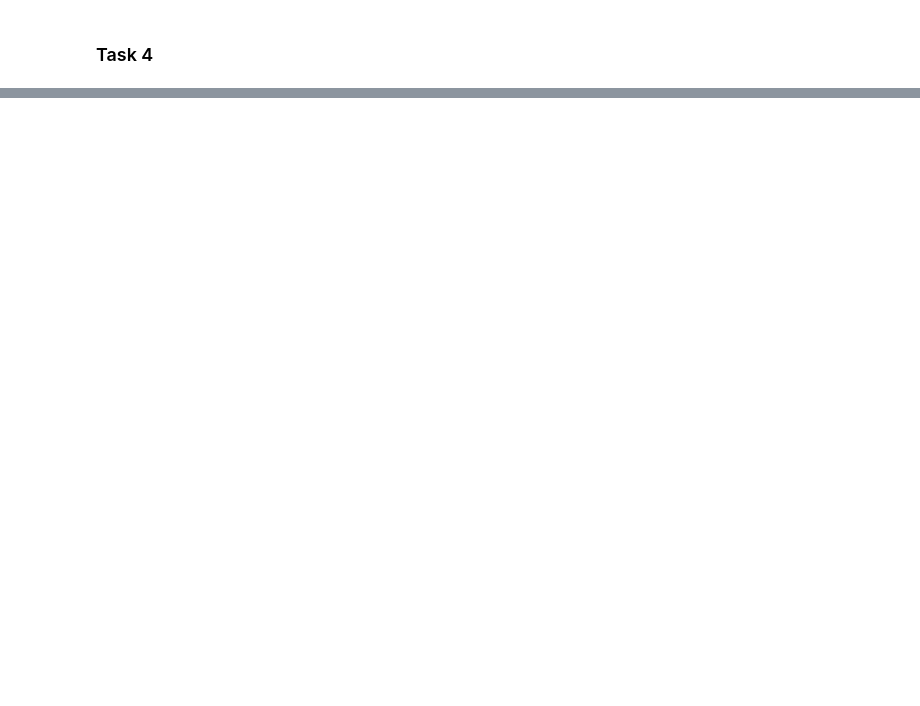
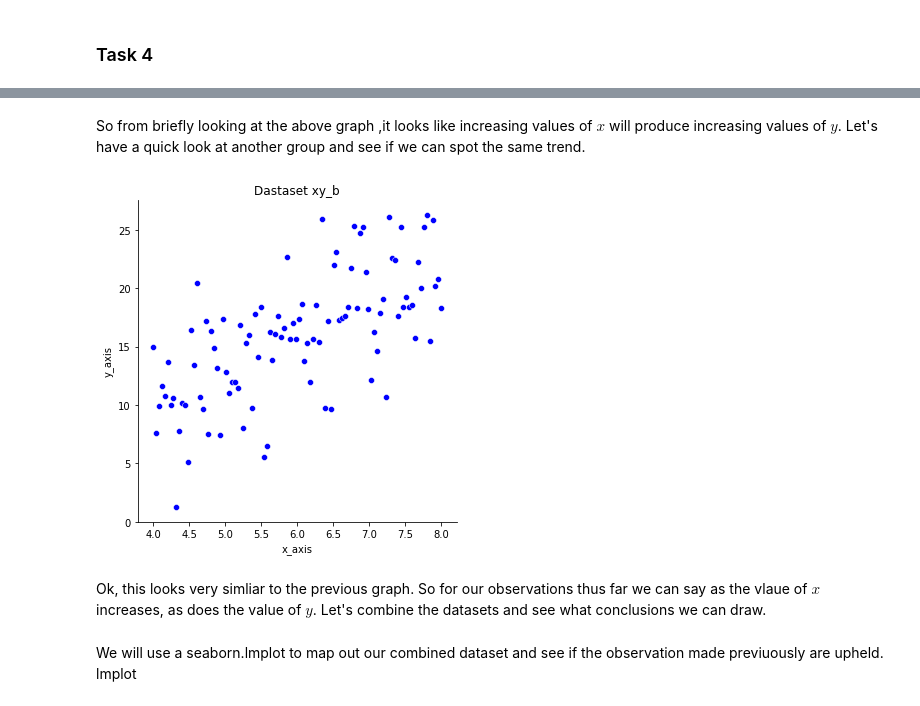
Before and after one commit to ComeOnTaBlazes/FoDA-Tasks, a Jupyter notebook: Dat Analysis Assessment.ipynb, the cells around one changed output, grey strips where cells are left out. Drawn from its saved outputs; the diff is of its cells as text; code cells hidden in the pictures; blank space fills up the shorter version.

```diff
--- a/Dat Analysis Assessment.ipynb
+++ b/Dat Analysis Assessment.ipynb
@@ -223,0 +316,9 @@ array([ 1,  1,  1,  6, 12, 12, 15, 28, 31, 54, 38, 61, 52, 63, 91, 70, 77,
+# %% [markdown]
+So from briefly looking at the above graph ,it looks like increasing values of $x$ will produce increasing values of $y$. Let's have a quick look at another group and see if we can spot the same trend.
+# %%
+relplot(xy_b,'x_axis', 'y_axis', 'b')
+plt.title('Dastaset xy_b');
+# %% [output]
+[figure, added]
+# %% [markdown]
+Ok, this looks very simliar to the previous graph. So for our observations thus far we can say as the vlaue of $x$ increases, as does the value of $y$. Let's combine the datasets and see what conclusions we can draw.
@@ -223,0 +329,2 @@ array([ 1,  1,  1,  6, 12, 12, 15, 28, 31, 54, 38, 61, 52, 63, 91, 70, 77,
+# %% [markdown]
+We will use a seaborn.lmplot to map out our combined dataset and see if the observation made previuously are upheld. lmplot
```
Also changed, not shown: parts of 66 cells of this notebook, 2 other files.
